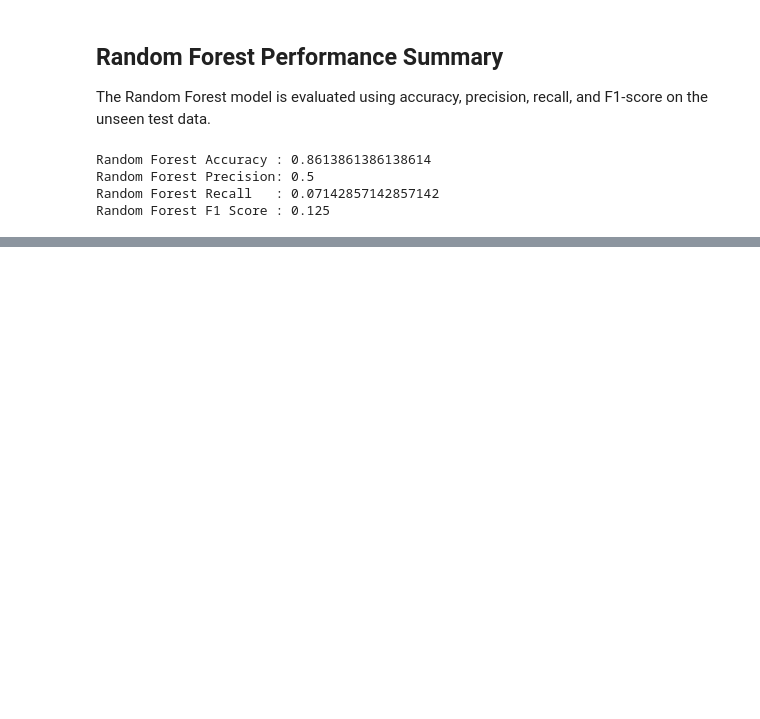
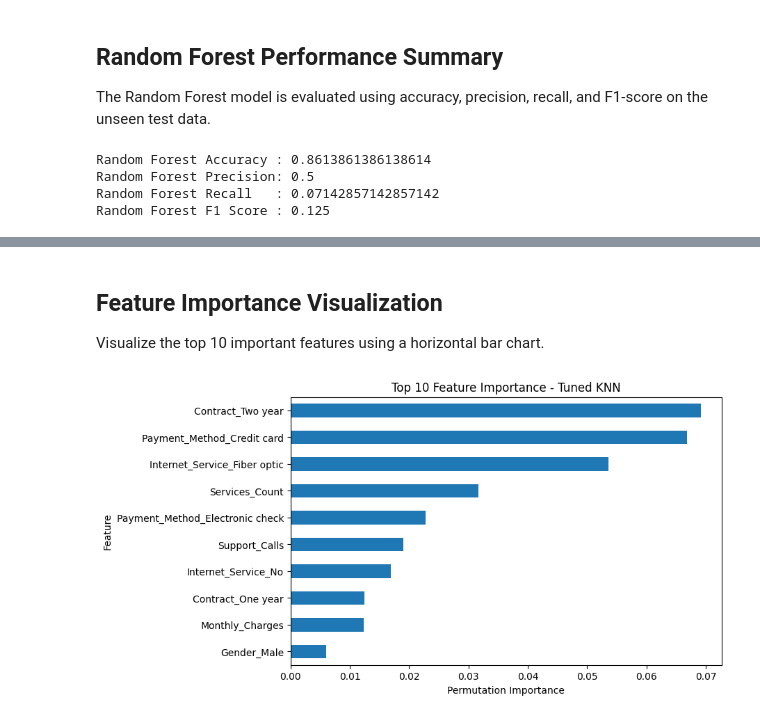
Before and after one commit to Alka-Sharma2006/customer-churn-analysis-ml, a Jupyter notebook: project.ipynb, the cells around one changed output, grey strips where cells are left out. Cells and saved outputs as stored; diff of their text form; code cells hidden in the pictures; blank space fills up the shorter version.

```diff
--- a/project.ipynb
+++ b/project.ipynb
@@ -1222,0 +1742,10 @@ Random Forest F1 Score : 0.125
+# %%
+from sklearn.inspection import permutation_importance
+perm_importance = permutation_importance(
+    best_knn,
+    X_test_scaled,
+    Y_test,
+    scoring="f1",
+    n_repeats=10,
+    random_state=42
+)
@@ -1222,0 +1756,10 @@ Random Forest F1 Score : 0.125
+# %%
+feature_importance = pd.DataFrame({
+    "Feature": X_test_scaled.columns,
+    "Importance": perm_importance.importances_mean
+})
+feature_importance = feature_importance.sort_values(
+    by="Importance",
+    ascending=False
+)
+feature_importance
@@ -1222,0 +1801,17 @@ Random Forest F1 Score : 0.125
+# %% [markdown]
+## Feature Importance Visualization
+
+Visualize the top 10 important features using a horizontal bar chart.
+# %%
+feature_importance.head(10).set_index(
+    "Feature"
+)["Importance"].sort_values().plot(
+    kind="barh",
+    figsize=(8,5)
+)
+plt.title("Top 10 Feature Importance - Tuned KNN")
+plt.xlabel("Permutation Importance")
+plt.ylabel("Feature")
+plt.show()
+# %% [output]
+[figure, added]
```
Also changed, not shown: parts of 50 cells of this notebook.
